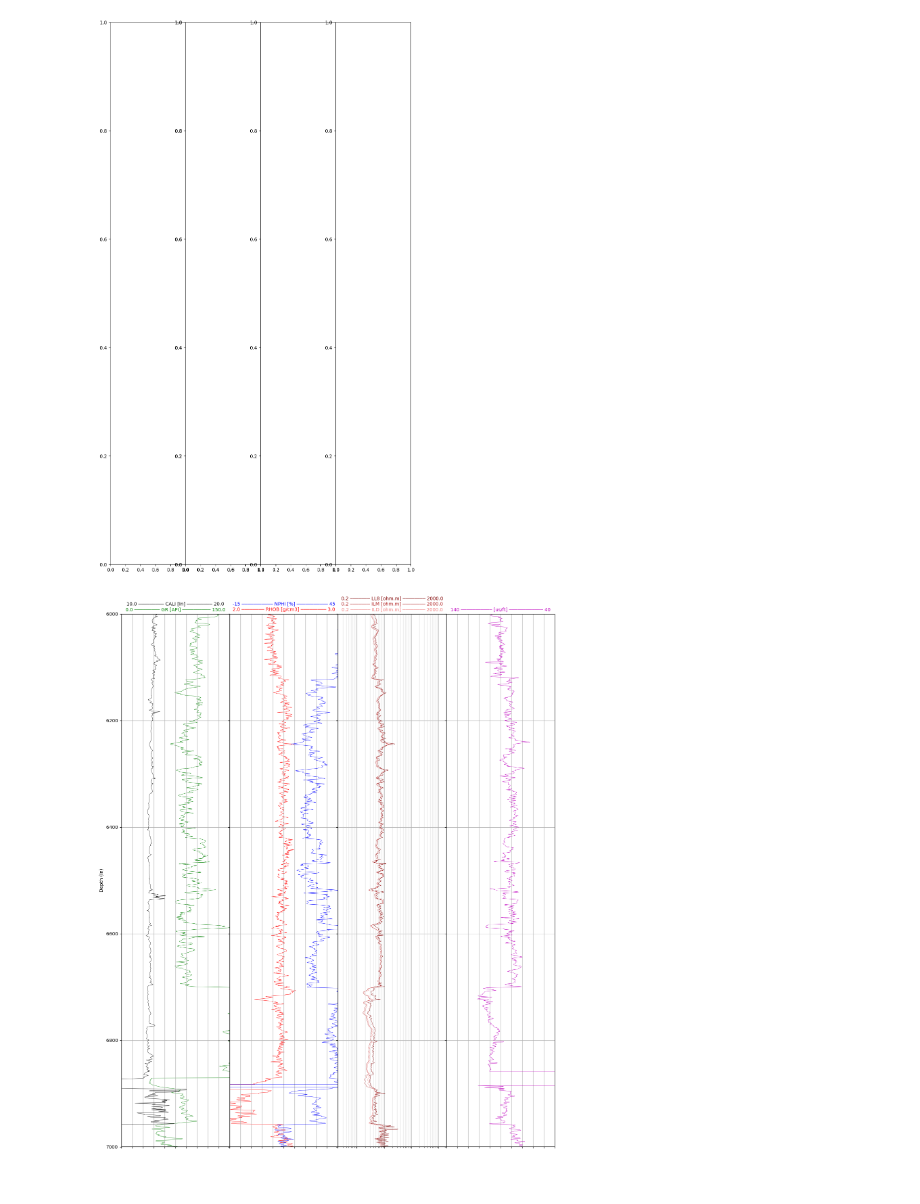
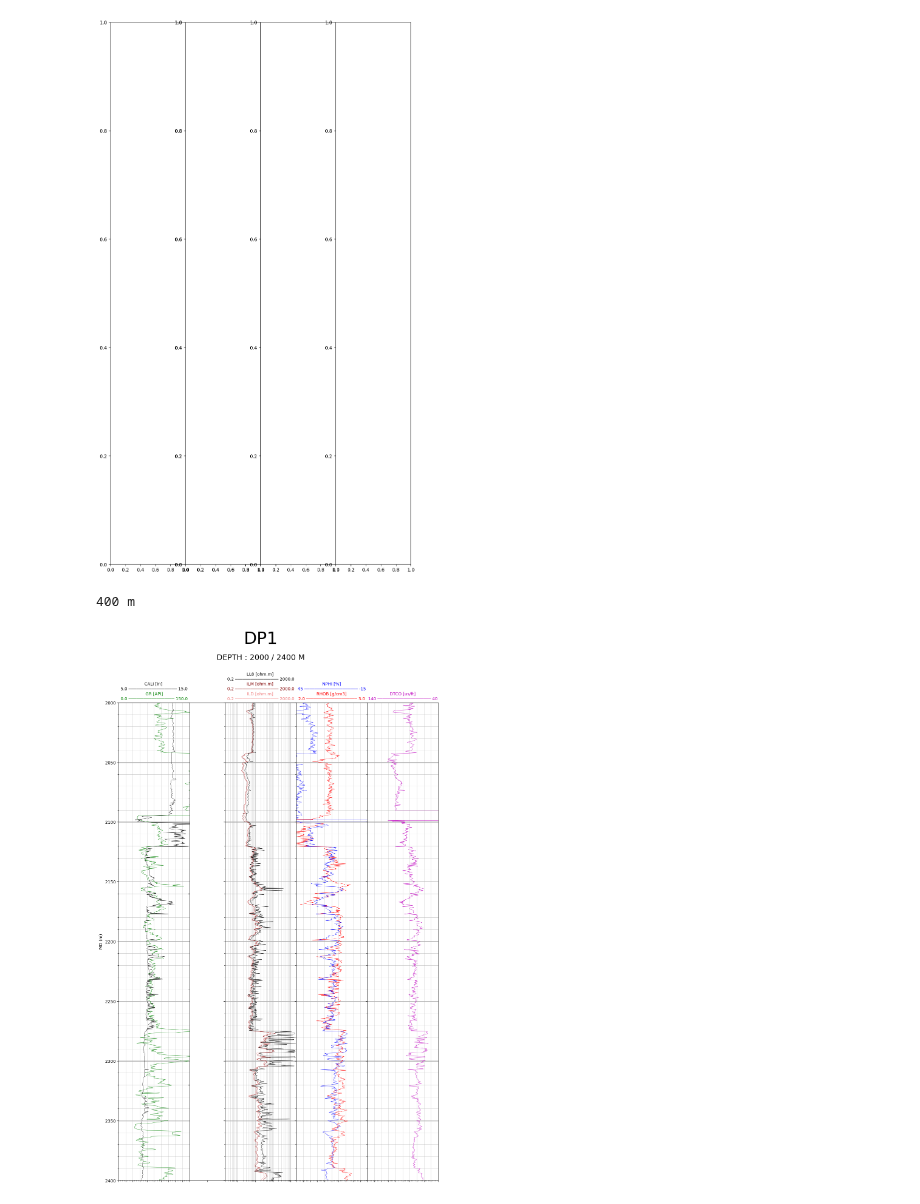
Before and after one commit to giecaruff/stoneforge, a Jupyter notebook: examples/log_export.ipynb, the cells around one changed output. Drawn from its saved outputs; the diff is of its cells as text; code cells hidden in the pictures.

```diff
--- a/examples/log_export.ipynb
+++ b/examples/log_export.ipynb
@@ -178,29 +222,19 @@ class LogPlot:
 # %%
-img = LogPlot(size=(29.7, 40.0))
-img.set_depth(data['DEPT'], d="Depth (In)",top=6000,bot=7000)
+img = LogPlot(size=(29.7, 40),top=2000, bot=2400, title=("DP1",1.25))
+img.set_depth(data['DEPT']*0.3048, d="MD (m)") # ,top=6000,bot=7000
 img.nplot(x = data['GR'],c = 'g', vmin=0., vmax = 150., label = 'GR [API]')
-img.nplot(x = data['CALI'],c = 'k', pos = True, vmin=10., vmax = 20., label = 'CALI [In]')
+img.nplot(x = data['CALI'],c = 'k', pos = True, vmin=5., vmax = 15., label = 'CALI [In]')
+img._addtrack(w = 0.1)
+img.lplot(x = data['ILD'],c = 'lightcoral', vmin=.2, vmax = 2000., label = 'ILD [ohm.m]')
+img.lplot(x = data['ILM'],c = 'maroon', pos = True, vmin=.2, vmax = 2000., label = 'ILM [ohm.m]')
+img.lplot(x = data['LL8'],c = 'k', pos = True, vmin=.2, vmax = 2000., label = 'LL8 [ohm.m]')
 
 img.nplot(x = data['RHOB'],c = 'r', vmin=2., vmax = 3., label = 'RHOB [g/cm3]')
-img.nplot(x = data['NPHI'],c = 'b', pos = True, vmin=-15, vmax=45, label = 'NPHI [%]')
+img.nplot(x = data['NPHI'],c = 'b', pos = True, vmin=45, vmax=-15, label = 'NPHI [%]')
 
-img.lplot(x = data['ILD'],c = 'lightcoral', vmin=.2, vmax = 2000., label = 'ILD [ohm.m]')
-img.lplot(x = data['ILM'],c = 'firebrick', pos = True, vmin=.2, vmax = 2000., label = 'ILM [ohm.m]')
-img.lplot(x = data['LL8'],c = 'maroon', pos = True, vmin=.2, vmax = 2000., label = 'LL8 [ohm.m]')
-
-img.nplot(x = data['DT'],c = 'm',vmin=140, vmax=40, label = '[us/ft]')
-#img.show()
-img.save()
-
-# 5cm = 5 crt
-# 10cm = 10 crt
-# 15cm = 14 crt
-# 20cm = 19 crt
-# 25cm = 23 crt
-# 30cm = 27 crt
-# 40cm = 37 crt
-# 50cm = 46 crt
-# 60cm = 56 crt
-# 70cm = 65 crt
+img.nplot(x = data['DT'],c = 'm',vmin=140, vmax=40, label = 'DTCO [us/ft]')
+a = img.show()
+#img.save()
 # %% [output]
+400 m
-[figure, old version]
+[figure, new version]
```
Also changed, not shown: parts of 1 cell of this notebook.
